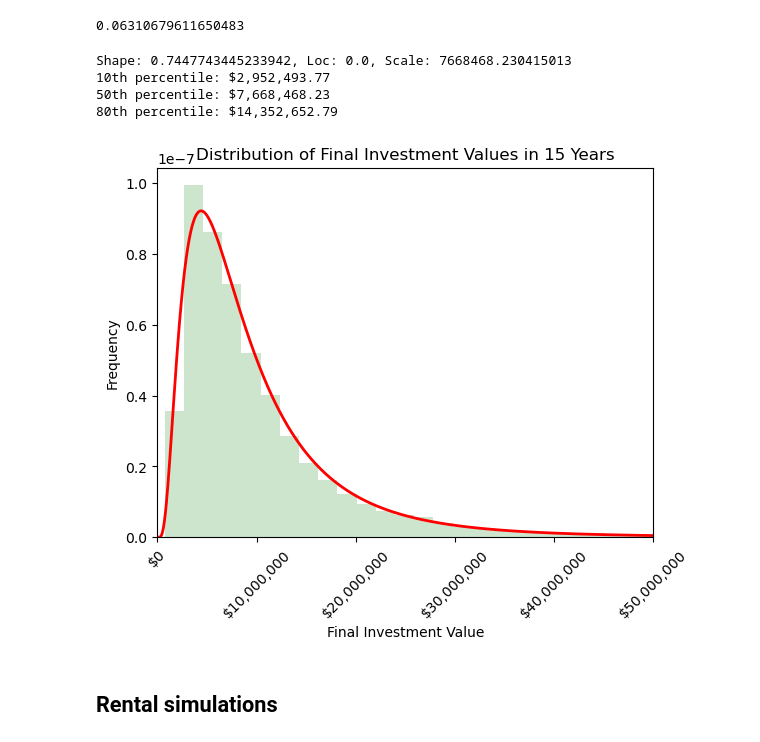
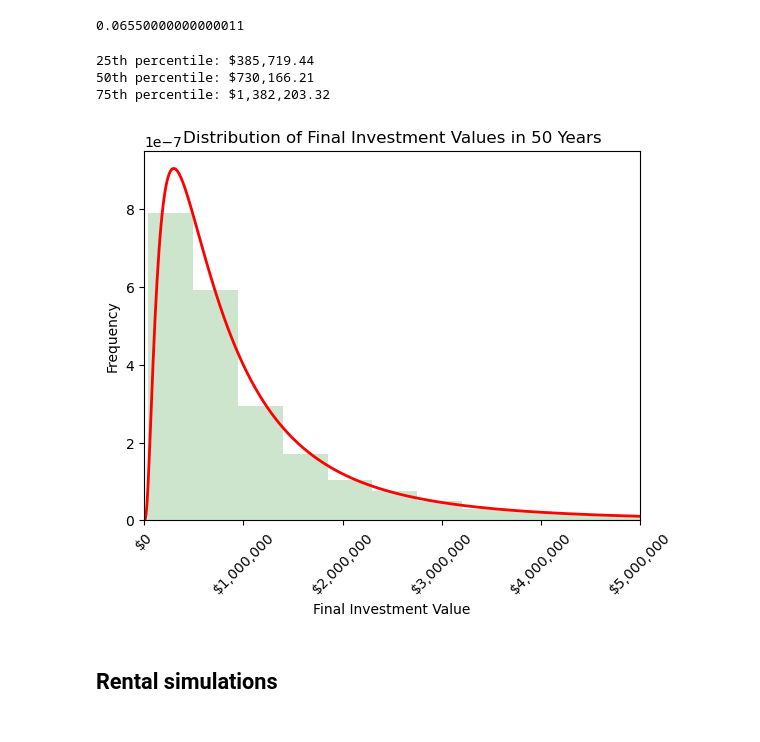
Before and after one commit to NguyenVu06/personal-finance, a Jupyter notebook: projection_notebook.ipynb, the cells around one changed output. Saved outputs shown, nothing was run; the diff lists cells and outputs as text; code cells hidden in the pictures.

```diff
--- a/projection_notebook.ipynb
+++ b/projection_notebook.ipynb
@@ -31,51 +33,50 @@ def simulate_investment(final_investment, num_years, real_return, standard_devia
 
 
 # Constants - These are based on historical S&P 500 data
-AVERAGE_RETURN = 0.095  # This is the nominal return
-INFLATION_RATE = 0.03  # This is the inflation rate
+AVERAGE_RETURN = 0.0655  # This is the nominal return
+INFLATION_RATE = 0.0  # This is the inflation rate
 REAL_RETURN = ((1+AVERAGE_RETURN)/(1+INFLATION_RATE))-1 #AVERAGE_RETURN - INFLATION_RATE  # This is the real return, adjusted for inflation
 print(REAL_RETURN)
-STANDARD_DEVIATION = 0.25
+STANDARD_DEVIATION = 0.18
 NUM_SIMULATIONS = 10000
-NUM_YEARS = 15
-INITIAL_INVESTMENT = 2_173_000
-MONTHLY_CONTRIBUTION = 15_972.77
+NUM_YEARS = 50
+INITIAL_INVESTMENT = 0
+MONTHLY_CONTRIBUTION = 2950/12
 # Perform the simulations
 simulations = []
 for _ in range(NUM_SIMULATIONS):
     final_investment = simulate_investment(INITIAL_INVESTMENT, NUM_YEARS, REAL_RETURN, STANDARD_DEVIATION, MONTHLY_CONTRIBUTION, 0.0)
     simulations.append(final_investment)
 # %% [output]
-0.06310679611650483
+0.06550000000000011
 # %%
 #fit an log normal distribution to the simulations data
 from scipy.stats import lognorm
 shape, loc, scale = lognorm.fit(simulations, floc=0)
-print(f"Shape: {shape}, Loc: {loc}, Scale: {scale}")
+# print(f"Shape: {shape}, Loc: {loc}, Scale: {scale}")
 #calculate the 10th and 90th percentile
-print(f"10th percentile: ${lognorm.ppf(0.1, shape, loc=loc, scale=scale):,.2f}")
+print(f"25th percentile: ${lognorm.ppf(0.25, shape, loc=loc, scale=scale):,.2f}")
 print(f"50th percentile: ${lognorm.ppf(0.5, shape, loc=loc, scale=scale):,.2f}")
-print(f"80th percentile: ${lognorm.ppf(0.8, shape, loc=loc, scale=scale):,.2f}")
+print(f"75th percentile: ${lognorm.ppf(0.75, shape, loc=loc, scale=scale):,.2f}")
 
 #graph the distribution on the simulations data
-x = np.linspace(0, 50_000_000, 1000)
+x = np.linspace(0, 5000000, 500)
 plt.hist(simulations, bins=100, density=True, alpha=0.2, color='g')
 plt.plot(x, lognorm.pdf(x, shape, loc=loc, scale=scale), 'r', linewidth=2)
 plt.xlabel('Final Investment Value')
 plt.ylabel('Frequency')
 plt.title('Distribution of Final Investment Values in {} Years'.format(NUM_YEARS))
 #conver x axis to dolar amounts
 plt.gca().get_xaxis().set_major_formatter(plt.FuncFormatter(lambda x, loc: "${:,}".format(int(x))))
 #rotate x axis labels
 plt.xticks(rotation=45)
-plt.xlim(0, 50_000_000)
+plt.xlim(0, 5000000)
 plt.show()
 # %% [output]
-Shape: 0.7447743445233942, Loc: 0.0, Scale: 7668468.230415013
-10th percentile: $2,952,493.77
-50th percentile: $7,668,468.23
-80th percentile: $14,352,652.79
+25th percentile: $385,719.44
+50th percentile: $730,166.21
+75th percentile: $1,382,203.32
-[figure, old version]
+[figure, new version]
 # %% [markdown]
 ## Rental simulations
 # %%
```
Also changed, not shown: parts of 19 cells of this notebook, 1 other file.
